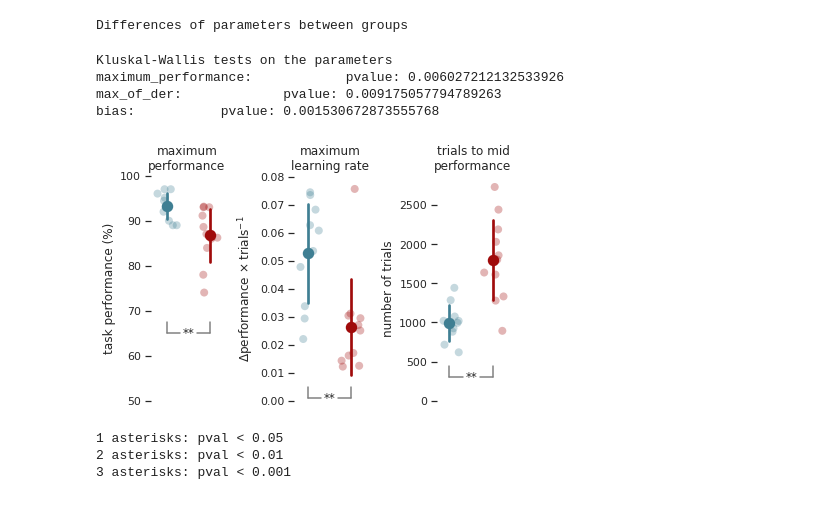
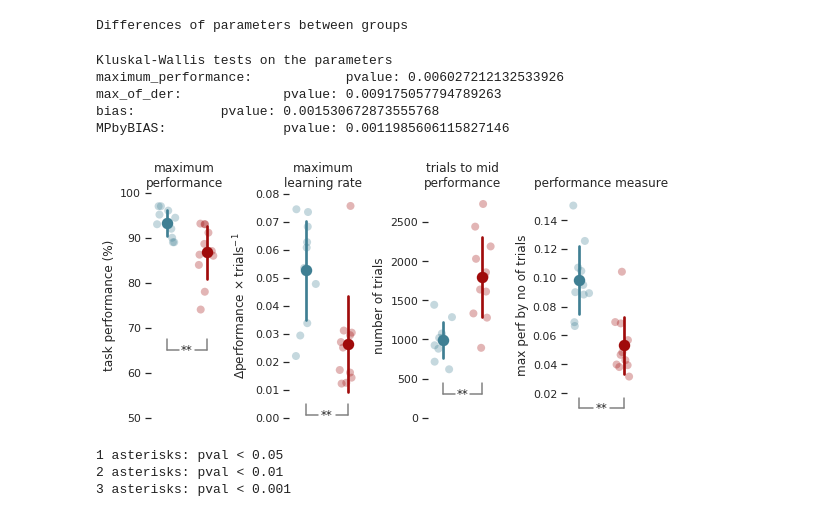
Before and after one commit to HernandoMV/BehaviouralAnalysis, a Jupyter notebook: Statistical_Analysis_between_two_groups.ipynb, the cells around one changed output. Saved outputs shown, nothing was run; the diff lists cells and outputs as text; code cells hidden in the pictures.

```diff
--- a/Statistical_Analysis_between_two_groups.ipynb
+++ b/Statistical_Analysis_between_two_groups.ipynb
@@ -629,9 +647,13 @@ Animals removed from the following analysis based on this: ['CL-28', 'CL-13']
 print('Differences of parameters between groups')
 # %% [output]
 Differences of parameters between groups
+# %%
+# create a new column that is the maximum performance divided by the bias (trials to mid performance)
+fit_df_sel['MPbyBIAS'] = fit_df_sel.maximum_performance / fit_df_sel.bias
+merged_df['MPbyBIAS'] = merged_df.maximum_performance / merged_df.bias
 # %%
 # calculate significance
-parameters_to_show = ['maximum_performance', 'max_of_der', 'bias']
+parameters_to_show = ['maximum_performance', 'max_of_der', 'bias', 'MPbyBIAS']
 # define three levels of significance for the plotting
 sig_levels = [0.05, 0.01, 0.001]
 pvals = []
@@ -646,12 +668,14 @@ Kluskal-Wallis tests on the parameters
 maximum_performance:            pvalue: 0.006027212132533926
 max_of_der:             pvalue: 0.009175057794789263
 bias:           pvalue: 0.001530672873555768
+MPbyBIAS:               pvalue: 0.0011985606115827146
 # %%
 # compare the parameters between groups
-titles = ['maximum\nperformance', 'maximum\nlearning rate', 'trials to mid\nperformance']
-ylabs = ['task performance (%)', '\u0394performance \u00D7 trials$\mathregular{^{-1}}$', 'number of trials']
+titles = ['maximum\nperformance', 'maximum\nlearning rate', 'trials to mid\nperformance', 'performance measure']
+ylabs = ['task performance (%)', '\u0394performance \u00D7 trials$\mathregular{^{-1}}$',\
+         'number of trials', 'max perf by no of trials']
 
-fig, axs = plt.subplots(ncols=3, nrows=1, sharey=False, figsize=(6,4))
+fig, axs = plt.subplots(ncols=4, nrows=1, sharey=False, figsize=(8,4))
 axs = axs.ravel()
 for i, var in enumerate(parameters_to_show):
     sns.pointplot(data=fit_df_sel,
@@ -675,6 +699,18 @@ for i, var in enumerate(parameters_to_show):
                   ax=axs[i])
     axs[i].set_title(titles[i])
     axs[i].set_ylabel(ylabs[i])
+
+    # highlight mice
+#     mice_to_highlight = ['CL-16', 'CL-17', 'CL-24']
+#     sns.stripplot(data=fit_df_sel[fit_df_sel.AnimalID.isin(mice_to_highlight)],
+#                   x='ExperimentalGroup',
+#                   order=hue_order,
+#                   y=var,
+#                   hue='ExperimentalGroup',
+#                   hue_order=hue_order,
+#                   dodge=False, jitter=.25,
+#                   alpha=.9, zorder=1, size=12,
+#                   ax=axs[i])
 
 for ax in axs:
     #legend
@@ -705,35 +741,36 @@ for ax in axs:
 axs[0].set_ylim(50, 100)
 axs[1].set_ylim(-0.00, axs[1].get_ylim()[1])
 axs[2].set_ylim(0, axs[2].get_ylim()[1])
 
 axs[1].get_legend().remove()
 axs[2].get_legend().remove()
 axs[0].get_legend().remove()
+axs[3].get_legend().remove()
 
 # figure legend in the bottom
 """
 handles, labels = axs[0].get_legend_handles_labels()
 by_label = dict(zip(labels, handles))
 fig.legend(by_label.values(), by_label.keys(), frameon=False, loc=(.25,-0.01), ncol=2)
 """
 
 # add statistics
 # for 6OHDA
 # yvals = [70, 0.003, 500]
 # for D1 pre
 # yvals = [40, -0.005, 500]
 # for lesions
-yvals = [65, 0.001, 300]
+yvals = [65, 0.001, 300, 0.01]
 
 for i,ax in enumerate(axs):
     n_ast = sum(pvals[i] < sig_levels)
     plot_utils.add_stats(ax, yval=yvals[i], n_asterisks=n_ast)
 
 plt.tight_layout()
 plt.savefig(data_directory + 'Parameters_group_comparison.pdf', transparent=True, bbox_inches='tight')
 plt.show()
 # %% [output]
-[figure, old version]
+[figure, new version]
 # %%
 for i,s in enumerate(sig_levels):
     print(i+1, 'asterisks: pval <', s)
```
Also changed, not shown: parts of 6 cells of this notebook, 1 other file.
